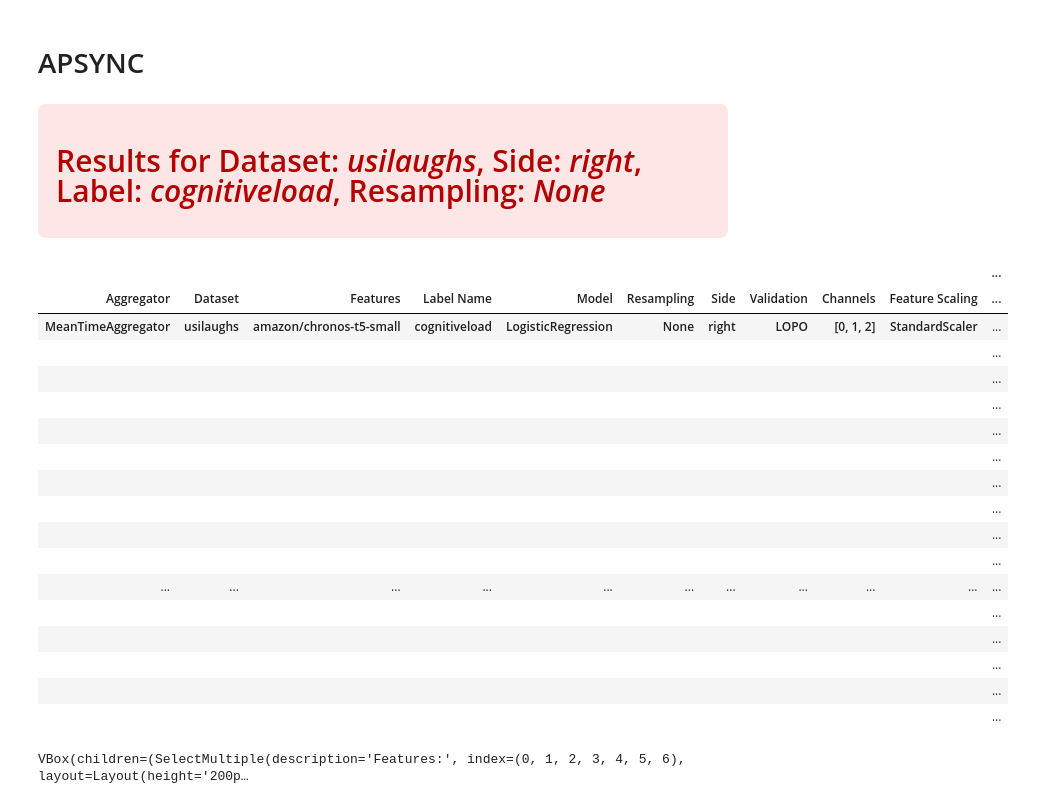
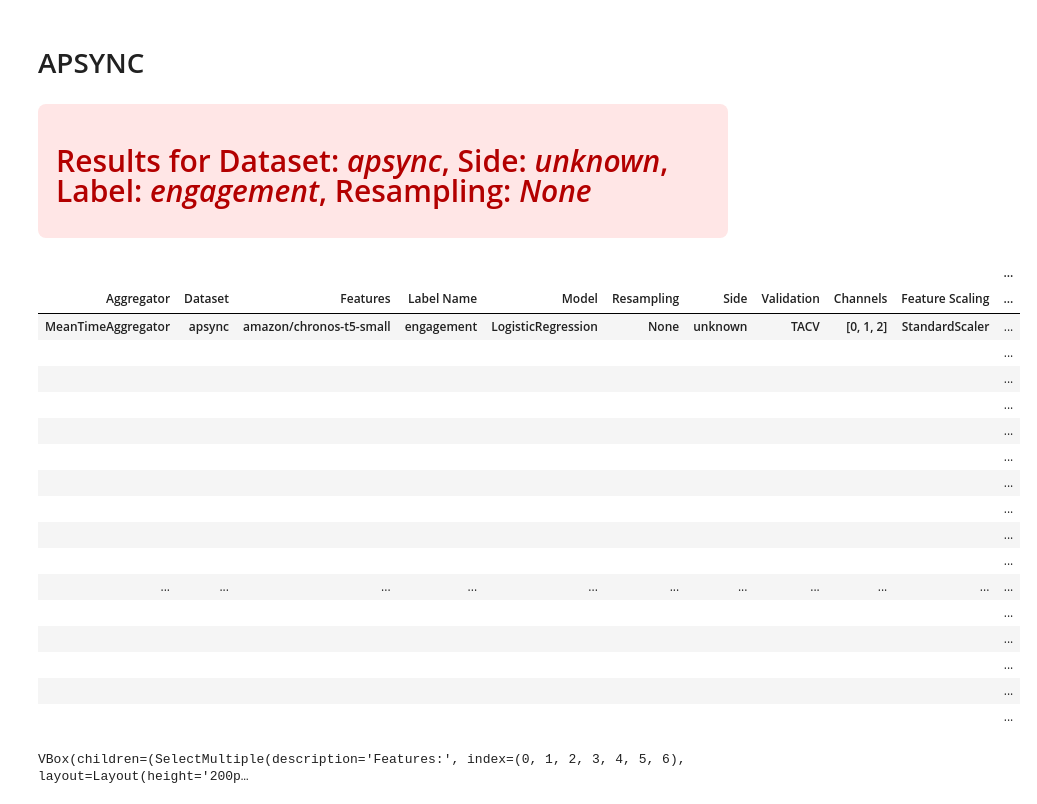
Before and after one commit to LeonardoAlchieri/pretrained_foundation_models_physiological_data, a Jupyter notebook: notebooks/trainsize.ipynb, the cells around one changed output. Saved outputs shown, nothing was run; the diff lists cells and outputs as text; code cells hidden in the pictures.

```diff
--- a/notebooks/trainsize.ipynb
+++ b/notebooks/trainsize.ipynb
@@ -133,26 +133,26 @@ display(out)
 # %%
 # TODO: `only_last` does not work as intended. It should consider only the last multirun for each
 # dataset, regardless of the others.
-all_results = get_results_path(results_paths=['../outputs'], specific_path="multirun_2026-03-03-13-22-48", only_last=False)
+all_results = get_results_path(results_paths=['../outputs'], specific_path="multirun_2026-03-03-13-54-46", only_last=False)
 
 # TODO: the error from the average over seed is not computed correctly.
 unstructured, structured = present_results(
     all_results,
 
     val_method="tacv",
     remove_xgboost=True,
     remove_chronos_small_from_test=False,
     average_over_seed=True,
     show_tests=False,
     filters={"Channels": "[0, 1, 2]",
              "Model": "LogisticRegression",
              "Sample Scaling": "empty_scaler"}
 )
 # %% [output]
-Results for Dataset: usilaughs, Side: right, Label: cognitiveload, Resampling: None
+Results for Dataset: apsync, Side: unknown, Label: engagement, Resampling: None
 |  |  |  |  |  |  |  |  |  |  | ... |
 | Aggregator | Dataset | Features | Label Name | Model | Resampling | Side | Validation | Channels | Feature Scaling | ... |
-| MeanTimeAggregator | usilaughs | amazon/chronos-t5-small | cognitiveload | LogisticRegression | None | right | LOPO | [0, 1, 2] | StandardScaler | ... |
+| MeanTimeAggregator | apsync | amazon/chronos-t5-small | engagement | LogisticRegression | None | unknown | TACV | [0, 1, 2] | StandardScaler | ... |
 |  |  |  |  |  |  |  |  |  |  | ... |
 |  |  |  |  |  |  |  |  |  |  | ... |
 |  |  |  |  |  |  |  |  |  |  | ... |
```
Also changed, not shown: 12 other files.
